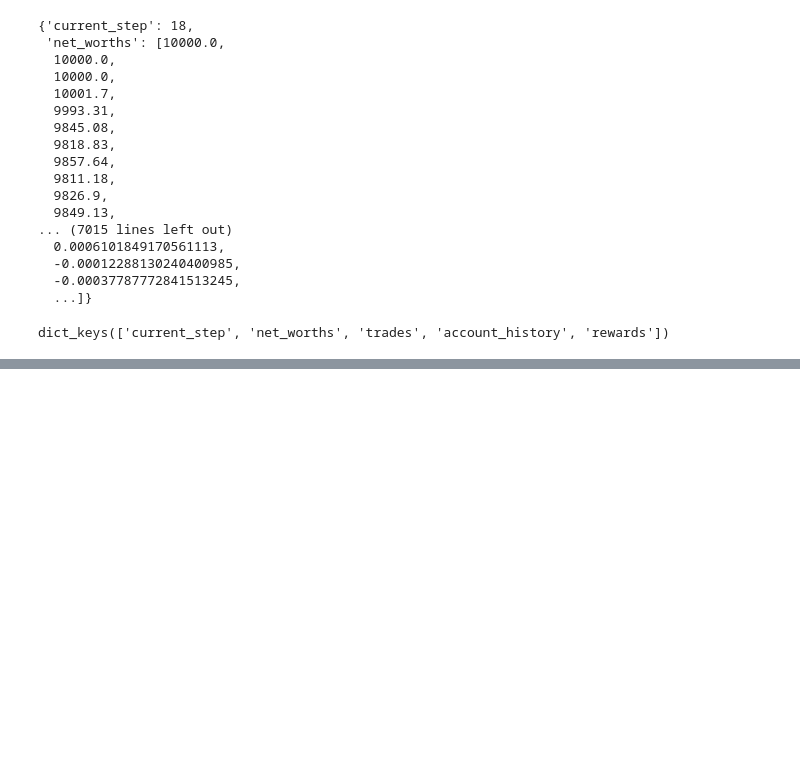
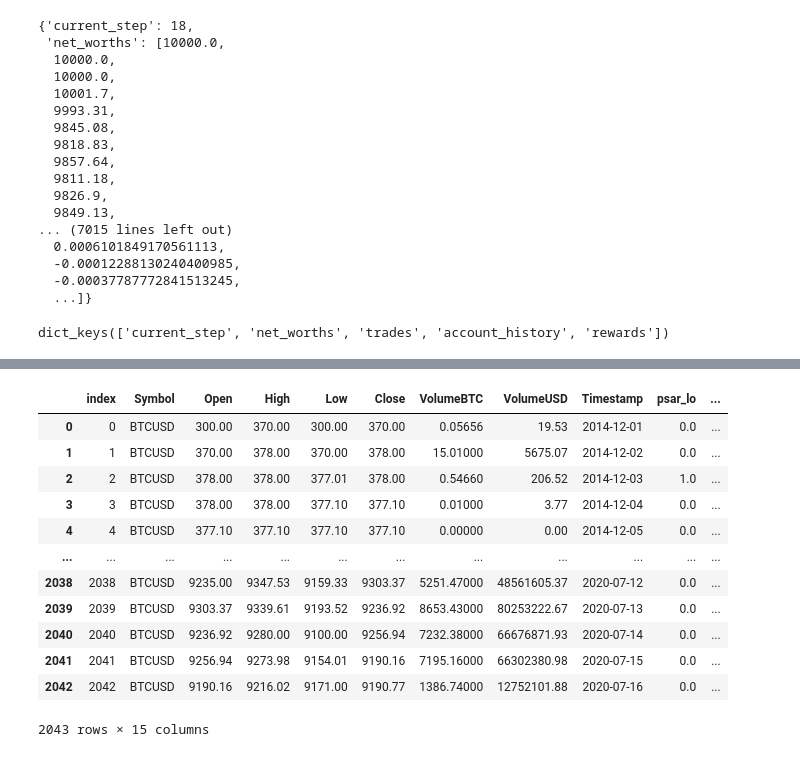
Before and after one commit to perjonasam/dunderbot, a Jupyter notebook: Playground.ipynb, the cells around one changed output, grey strips where cells are left out. Saved outputs shown, nothing was run; the diff lists cells and outputs as text; code cells hidden in the pictures; blank space fills up the shorter version.

```diff
--- a/Playground.ipynb
+++ b/Playground.ipynb
@@ -151,0 +210,16 @@ dict_keys(['current_step', 'net_worths', 'trades', 'account_history', 'rewards']
+# %%
+df
+# %% [output]
+|  | index | Symbol | Open | High | Low | Close | VolumeBTC | VolumeUSD | Timestamp | psar_lo | ... |
+| 0 | 0 | BTCUSD | 300.00 | 370.00 | 300.00 | 370.00 | 0.05656 | 19.53 | 2014-12-01 | 0.0 | ... |
+| 1 | 1 | BTCUSD | 370.00 | 378.00 | 370.00 | 378.00 | 15.01000 | 5675.07 | 2014-12-02 | 0.0 | ... |
+| 2 | 2 | BTCUSD | 378.00 | 378.00 | 377.01 | 378.00 | 0.54660 | 206.52 | 2014-12-03 | 1.0 | ... |
+| 3 | 3 | BTCUSD | 378.00 | 378.00 | 377.10 | 377.10 | 0.01000 | 3.77 | 2014-12-04 | 0.0 | ... |
+| 4 | 4 | BTCUSD | 377.10 | 377.10 | 377.10 | 377.10 | 0.00000 | 0.00 | 2014-12-05 | 0.0 | ... |
+| ... | ... | ... | ... | ... | ... | ... | ... | ... | ... | ... | ... |
+| 2038 | 2038 | BTCUSD | 9235.00 | 9347.53 | 9159.33 | 9303.37 | 5251.47000 | 48561605.37 | 2020-07-12 | 0.0 | ... |
+| 2039 | 2039 | BTCUSD | 9303.37 | 9339.61 | 9193.52 | 9236.92 | 8653.43000 | 80253222.67 | 2020-07-13 | 0.0 | ... |
+| 2040 | 2040 | BTCUSD | 9236.92 | 9280.00 | 9100.00 | 9256.94 | 7232.38000 | 66676871.93 | 2020-07-14 | 0.0 | ... |
+| 2041 | 2041 | BTCUSD | 9256.94 | 9273.98 | 9154.01 | 9190.16 | 7195.16000 | 66302380.98 | 2020-07-15 | 0.0 | ... |
+| 2042 | 2042 | BTCUSD | 9190.16 | 9216.02 | 9171.00 | 9190.77 | 1386.74000 | 12752101.88 | 2020-07-16 | 0.0 | ... |
+2043 rows × 15 columns
```
Also changed, not shown: parts of 20 cells of this notebook, 5 other files.
